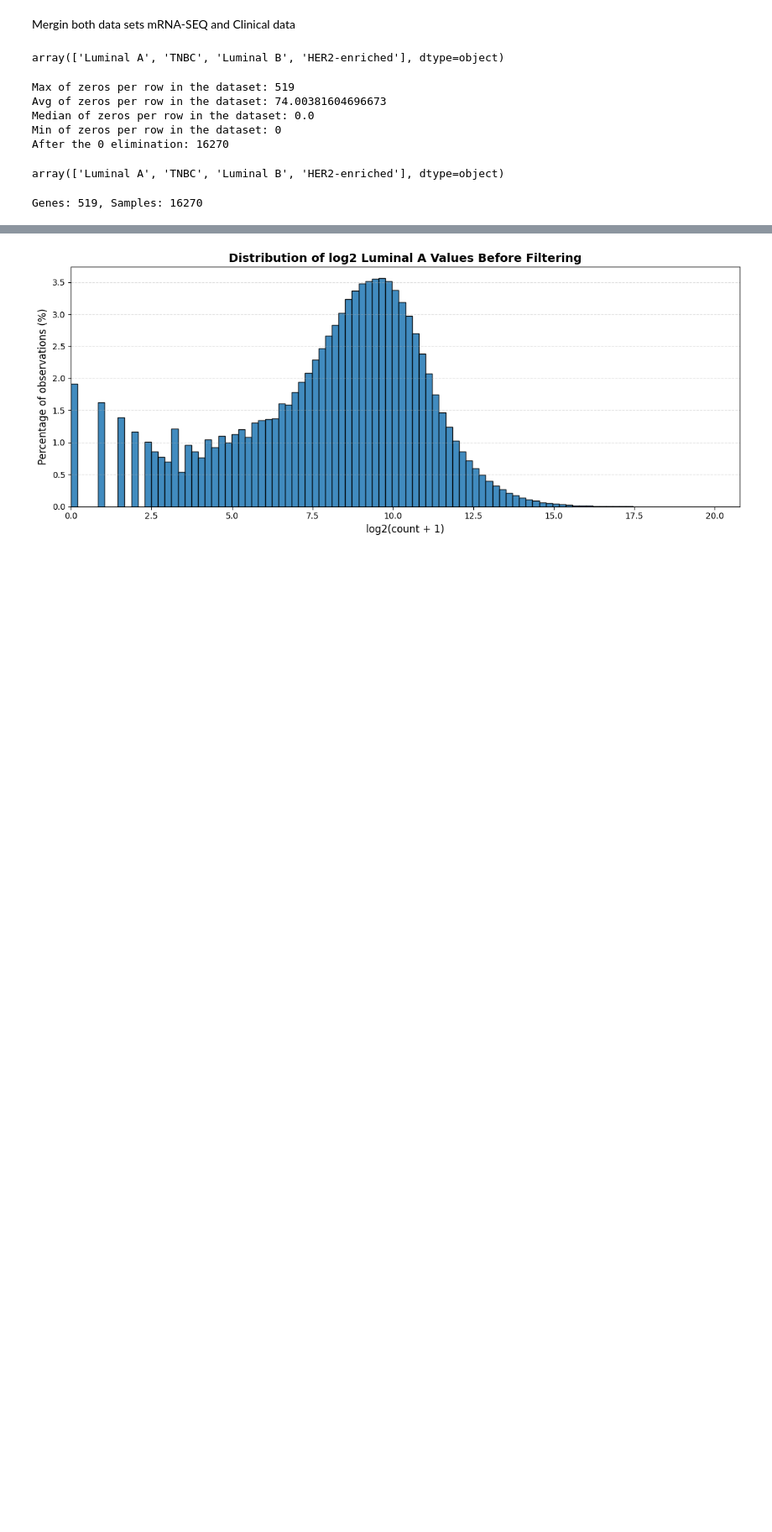
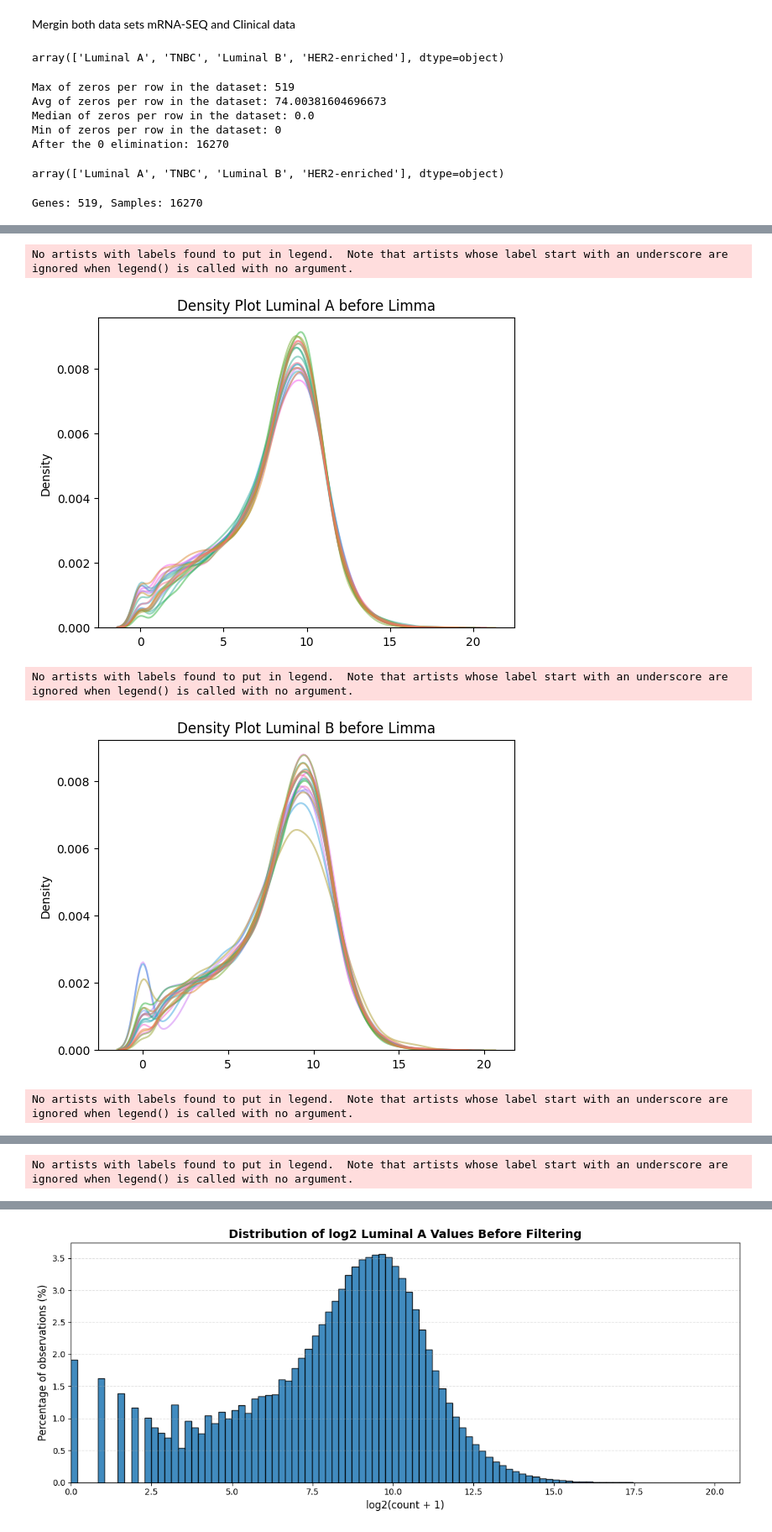
Before and after one commit to Fasmanuel2002/UPSA_Thesis_Research, a Jupyter notebook: research/notebooks/Clinical_data.ipynb, the cells around one changed output, grey strips where cells are left out. Shown at 84% size. Drawn from its saved outputs; the diff is of its cells as text; code cells hidden in the pictures; blank space fills up the shorter version.

```diff
--- a/research/notebooks/Clinical_data.ipynb
+++ b/research/notebooks/Clinical_data.ipynb
@@ -200,0 +214,19 @@ box_plot(df=zeros_reduced_df, title="Box plots for HER2-enriched before Normaliz
+# %%
+
+density_plot(data=zeros_reduced_df, title="Density Plot Luminal A before Limma",
+         type_cancer="Luminal A", range_min=min_range,range_max=max_range)
+
+density_plot(data=zeros_reduced_df, title="Density Plot Luminal B before Limma",
+         type_cancer="Luminal B", range_min=min_range,range_max=max_range)
+
+density_plot(data=zeros_reduced_df, title="Density Plot TNBC before Limma",
+         type_cancer="TNBC", range_min=min_range,range_max=max_range)
+
+density_plot(data=zeros_reduced_df, title="Density Plot HER2-enriched before Limma",
+         type_cancer="HER2-enriched", range_min=min_range,range_max=max_range)
+# %% [output]
+No artists with labels found to put in legend.  Note that artists whose label start with an underscore are ignored when legend() is called with no argument.
+[figure, added]
+No artists with labels found to put in legend.  Note that artists whose label start with an underscore are ignored when legend() is called with no argument.
+[figure, added]
+No artists with labels found to put in legend.  Note that artists whose label start with an underscore are ignored when legend() is called with no argument.
@@ -200,0 +234 @@ box_plot(df=zeros_reduced_df, title="Box plots for HER2-enriched before Normaliz
+No artists with labels found to put in legend.  Note that artists whose label start with an underscore are ignored when legend() is called with no argument.
```
Also changed, not shown: parts of 11 cells of this notebook, 1 other file.
